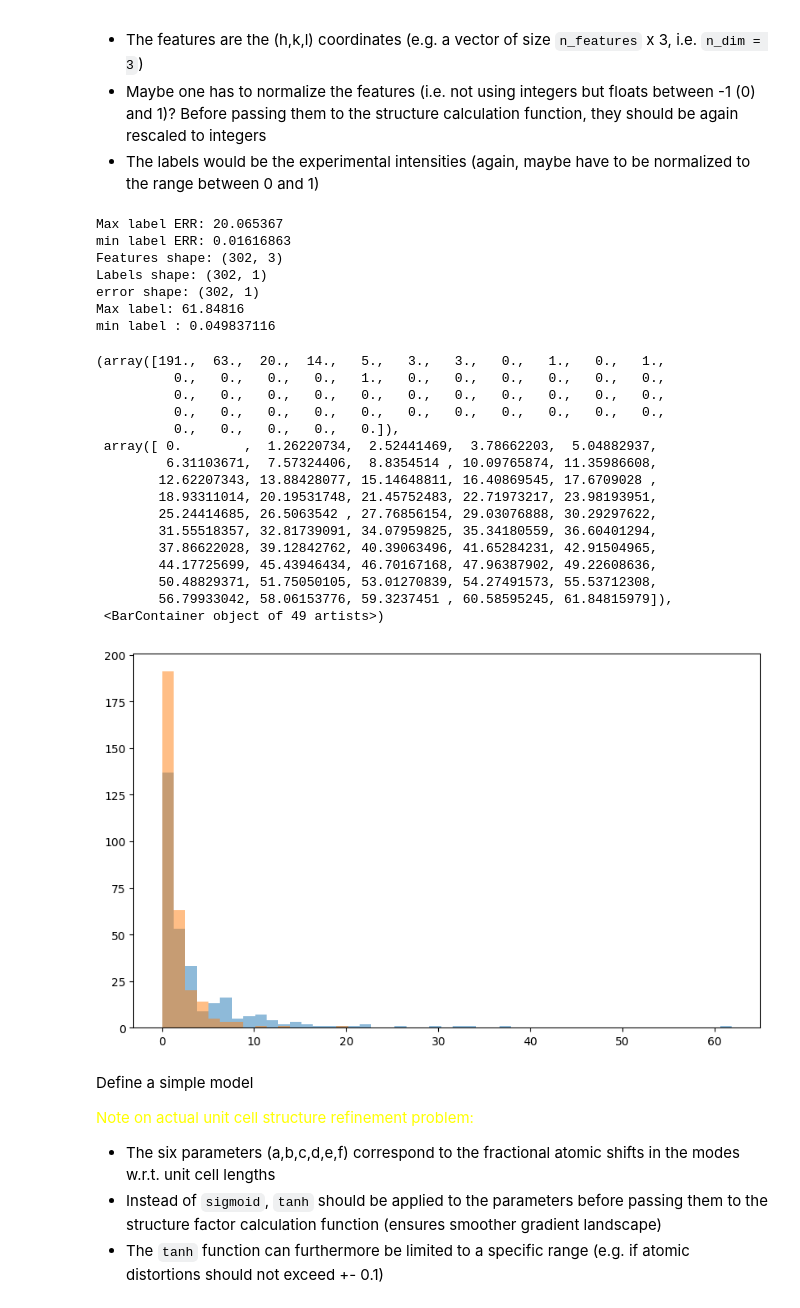
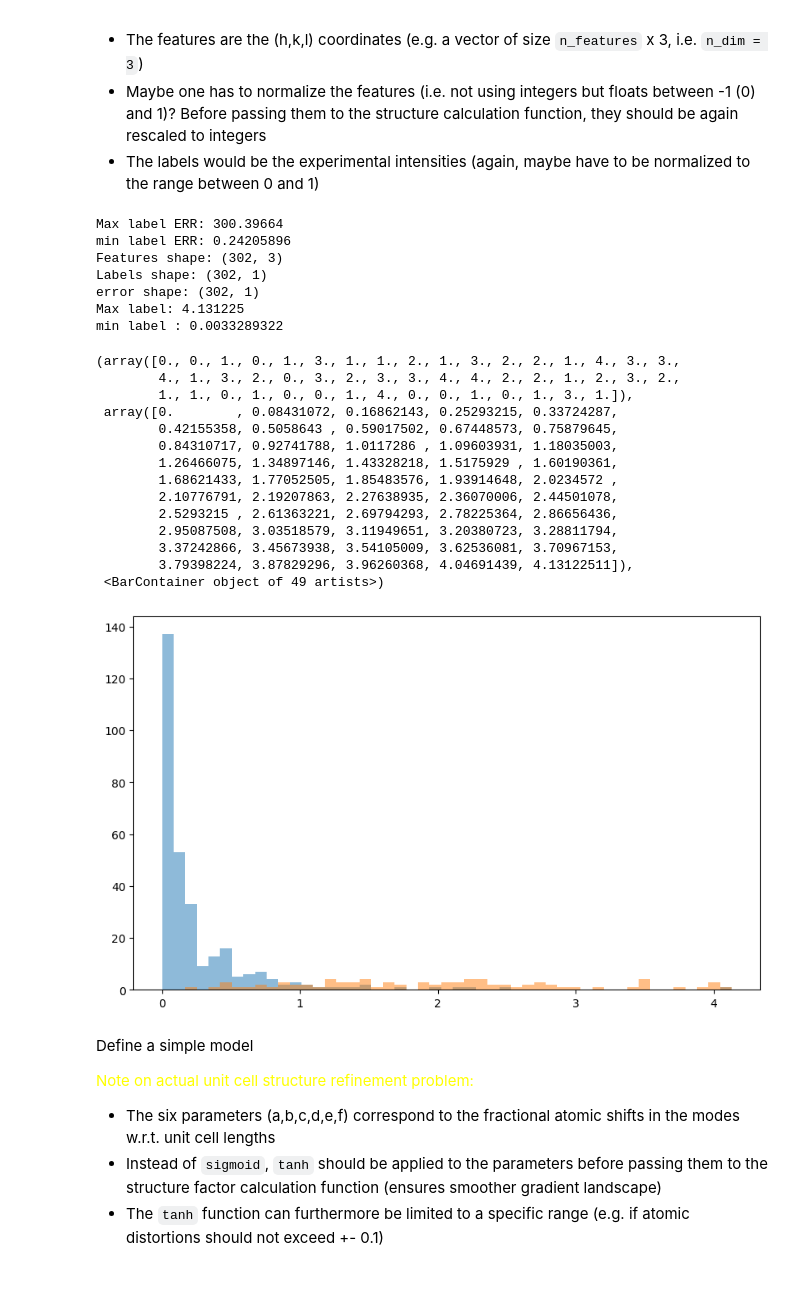
Before and after one commit to bleubreeymeow/alrisDistortionFit, a Jupyter notebook: PBCO/PBCO_1_3_inplane/C2/C2_gradient_descent.ipynb, the cells around one changed output. Drawn from its saved outputs; the diff is of its cells as text; code cells hidden in the pictures; blank space fills up the shorter version.

```diff
--- a/PBCO/PBCO_1_3_inplane/C2/C2_gradient_descent.ipynb
+++ b/PBCO/PBCO_1_3_inplane/C2/C2_gradient_descent.ipynb
@@ -98,6 +98,8 @@ def make_hkl_indices(hkl_list , experimental_data):
 
     reordered_hkl_list = np.array(hkl_from_indices, dtype=np.float32) / 3
 
+    hkl_indices = tf.convert_to_tensor(hkl_indices, dtype=tf.int32)
+
     return hkl_indices , reordered_hkl_list , intensity
 # %%
 mode_num = 102
@@ -162,7 +164,7 @@ vol_err = experimental_data2["intensity_exp_err"].tolist()
 
 #labels = np.array(labels, dtype=np.float32)
 #labels = labels / np.max(labels) #Normalize labels
-#labels = labels / 149709.010190213 * 100  # Normalize to sum to 60
+labels = labels / np.float32(149709.010190213) * 10000  # Normalize to sum to 60
 
 labels_err = []
 
@@ -172,53 +174,51 @@ for label, err in zip(labels, vol_err):
     else:
         labels_err.append(1/label)
         # labels_err.append((label**3)  ) # Normalize error to sum to 60
         #labels_err.append(np.abs((5000 - (1/label * 100))))  # Inverse error for each label
 
 labels_tgt = [labels, labels_err]
 labels_tgt = np.transpose(labels_tgt)
 labels_err = tf.convert_to_tensor(labels_err, dtype=tf.float32)
 labels = tf.convert_to_tensor(labels, dtype=tf.float32)
 
 labels = tf.expand_dims(labels, axis=-1)  # Ensure labels are 2D
 labels_err = tf.expand_dims(labels_err, axis=-1)  # Ensure labels_err are 2D
 
 print("Max label ERR:", np.max(labels_err))
 print("min label ERR:", np.min(labels_err))
 print("Features shape:", features.shape)
 print("Labels shape:", labels.shape)
 print('error shape:', labels_err.shape)
 print("Max label:", np.max(labels))
 print("min label :", np.min(labels))
 #bin from0 to 0.0025 with 50 bins
 plt.figure(figsize=(10, 6))
 
 plt.hist(labels.numpy(), bins=np.linspace(0 , np.max(labels) , 50), alpha=0.5, label='Labels')
 plt.hist(labels_err.numpy(), bins=np.linspace(0 , np.max(labels) , 50), alpha=0.5, label='Labels Error')
 # %% [output]
-Max label ERR: 20.065367
-min label ERR: 0.01616863
+Max label ERR: 300.39664
+min label ERR: 0.24205896
 Features shape: (302, 3)
 Labels shape: (302, 1)
 error shape: (302, 1)
-Max label: 61.84816
-min label : 0.049837116
+Max label: 4.131225
+min label : 0.0033289322
-(array([191.,  63.,  20.,  14.,   5.,   3.,   3.,   0.,   1.,   0.,   1.,
-          0.,   0.,   0.,   0.,   1.,   0.,   0.,   0.,   0.,   0.,   0.,
-          0.,   0.,   0.,   0.,   0.,   0.,   0.,   0.,   0.,   0.,   0.,
-          0.,   0.,   0.,   0.,   0.,   0.,   0.,   0.,   0.,   0.,   0.,
-          0.,   0.,   0.,   0.,   0.]),
- array([ 0.        ,  1.26220734,  2.52441469,  3.78662203,  5.04882937,
-         6.31103671,  7.57324406,  8.8354514 , 10.09765874, 11.35986608,
-        12.62207343, 13.88428077, 15.14648811, 16.40869545, 17.6709028 ,
-        18.93311014, 20.19531748, 21.45752483, 22.71973217, 23.98193951,
-        25.24414685, 26.5063542 , 27.76856154, 29.03076888, 30.29297622,
-        31.55518357, 32.81739091, 34.07959825, 35.34180559, 36.60401294,
-        37.86622028, 39.12842762, 40.39063496, 41.65284231, 42.91504965,
-        44.17725699, 45.43946434, 46.70167168, 47.96387902, 49.22608636,
-        50.48829371, 51.75050105, 53.01270839, 54.27491573, 55.53712308,
-        56.79933042, 58.06153776, 59.3237451 , 60.58595245, 61.84815979]),
+(array([0., 0., 1., 0., 1., 3., 1., 1., 2., 1., 3., 2., 2., 1., 4., 3., 3.,
+        4., 1., 3., 2., 0., 3., 2., 3., 3., 4., 4., 2., 2., 1., 2., 3., 2.,
+        1., 1., 0., 1., 0., 0., 1., 4., 0., 0., 1., 0., 1., 3., 1.]),
+ array([0.        , 0.08431072, 0.16862143, 0.25293215, 0.33724287,
+        0.42155358, 0.5058643 , 0.59017502, 0.67448573, 0.75879645,
+        0.84310717, 0.92741788, 1.0117286 , 1.09603931, 1.18035003,
+        1.26466075, 1.34897146, 1.43328218, 1.5175929 , 1.60190361,
+        1.68621433, 1.77052505, 1.85483576, 1.93914648, 2.0234572 ,
+        2.10776791, 2.19207863, 2.27638935, 2.36070006, 2.44501078,
+        2.5293215 , 2.61363221, 2.69794293, 2.78225364, 2.86656436,
+        2.95087508, 3.03518579, 3.11949651, 3.20380723, 3.28811794,
+        3.37242866, 3.45673938, 3.54105009, 3.62536081, 3.70967153,
+        3.79398224, 3.87829296, 3.96260368, 4.04691439, 4.13122511]),
  <BarContainer object of 49 artists>)
-[figure, old version]
+[figure, new version]
 # %%
 def fun_tf(hkl_list, pars, matrix):
     """
```
Also changed, not shown: parts of 8 cells of this notebook, 1 other file.
